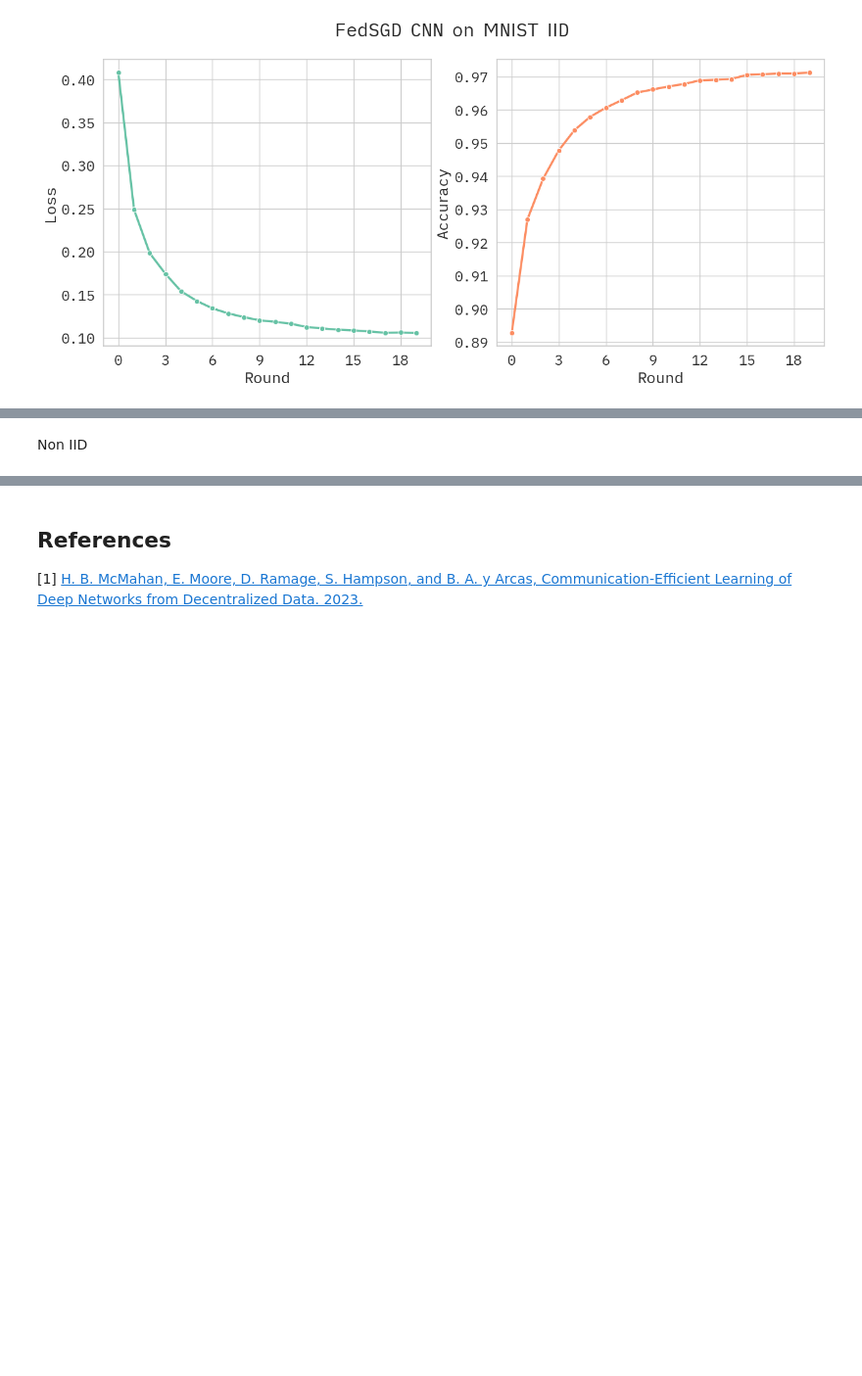
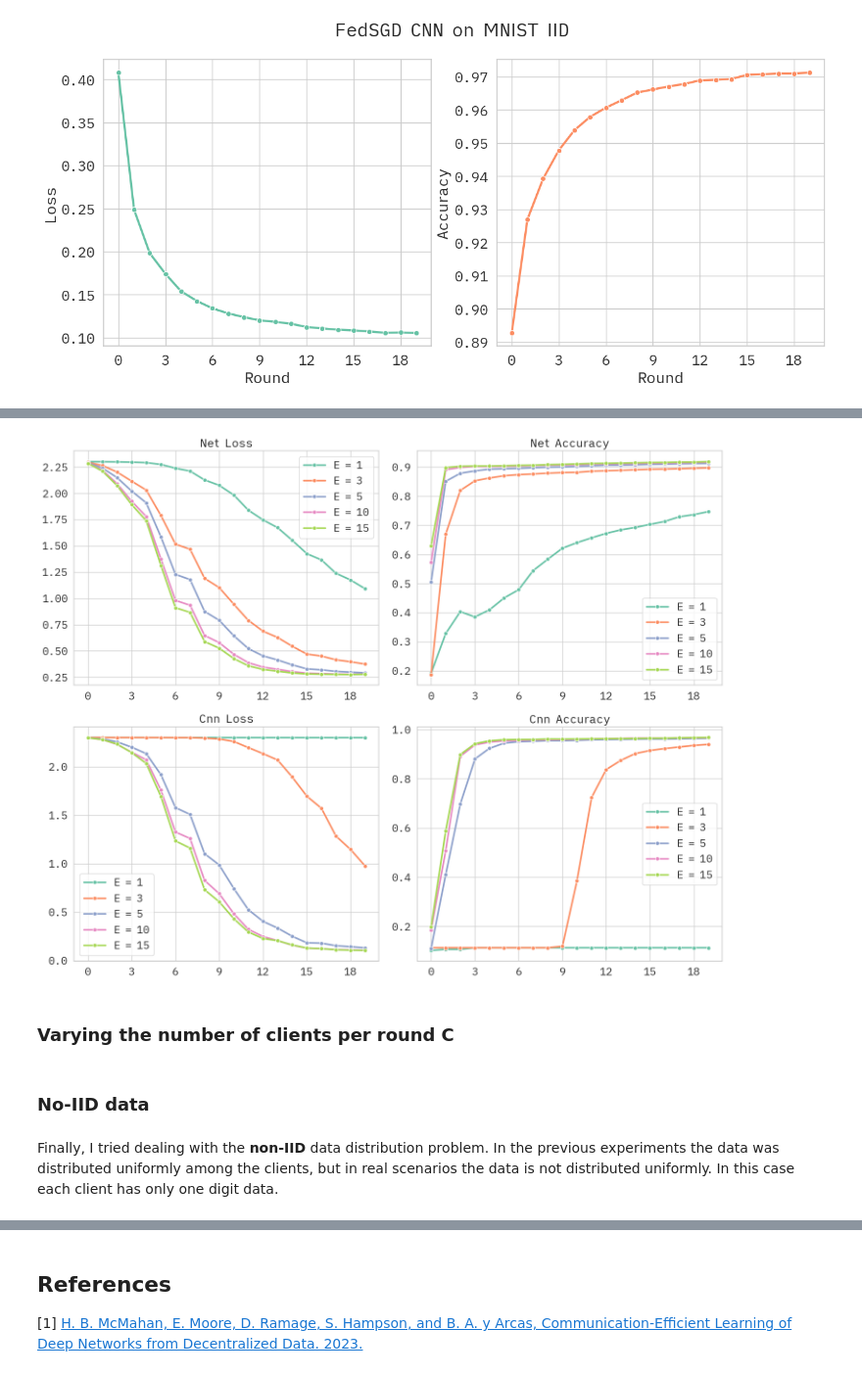
Before and after one commit to lilf4p/cl-project, a Jupyter notebook: fedSgd.ipynb, the cells around one changed output, grey strips where cells are left out. Shown: that part at 98% size. Saved outputs shown, nothing was run; the diff lists cells and outputs as text; code cells hidden in the pictures; blank space fills up the shorter version.

Commit message:
feat: :white_check_mark: no-iid + E study

```diff
--- a/fedSgd.ipynb
+++ b/fedSgd.ipynb
@@ -160,7 +186,7 @@ for ax in axs:
 [figure]
 # %%
 result1 = fedSgdPar(model=Cnn(), T=20, K=100, C=0.1, E=5, B=10,
-                    num_samples=480, lr=0.01, patience=5, weight_decay=10e-5)
+                    num_samples=480, lr=0.01, patience=5, weight_decay=10e-5, noiid=False)
 # %% [output]
 Running the Parallel implementation FedSGD on MNIST dataset
 - Parameters: T=20, K=100, C=0.1, E=5, B=10, num_samples=480, lr=0.01, weight_decay=0.0001, patience=5
@@ -212,6 +239,6 @@ for model in [Net(), Cnn()]:
     for E in [1, 3, 5, 10, 15]:
         print(f'E = {E}')
         result = fedSgdPar(model=model,
-                            T=20, K=100, C=0.1, E=E, B=10, num_samples=480, lr=0.1,
-                            patience=400, weight_decay=10e-5, verbose=False)
+                            T=20, K=100, C=0.1, E=E, B=10, num_samples=100, lr=0.1,
+                            patience=15, weight_decay=10e-5, verbose=False, noiid=False)
         results[model.get_type()][E] = result
@@ -218,2 +264,40 @@ for model in [Net(), Cnn()]:
-# %% [markdown]
-Non IID
+# %%
+# save dict to file
+import json
+with open('results_e.json', 'w') as f:
+    json.dump(results, f)
+# %%
+# plot results
+results = json.load(open('results_e.json'))
+
+# plot 2 figures
+fig, axs = plt.subplots(2, 2, figsize=(15, 12))
+
+sns.set_context("notebook", font_scale=1.5, rc={"lines.linewidth": 2.5, 'axes.labelsize': 18})
+sns.set_style("whitegrid")
+sns.set_palette("Set2")
+plt.rcParams['font.family'] = 'iA Writer Quattro V'
+
+# suppress warnings
+import warnings
+warnings.filterwarnings("ignore")
+
+for i, model in enumerate(results.keys()):
+    for j, E in enumerate(results[model].keys()):
+        val_losses = results[model][E]['val_losses']
+        val_accs = results[model][E]['val_accs']
+        sns.lineplot(x=range(len(val_losses)), y=val_losses, ax=axs[i, 0], color=sns.color_palette()[j], marker='o', label=f'E = {E}')
+        sns.lineplot(x=range(len(val_accs)), y=val_accs, ax=axs[i, 1], color=sns.color_palette()[j], marker='o', label=f'E = {E}')
+        axs[i, 0].set_title(f'{model} Loss')
+        axs[i, 1].set_title(f'{model} Accuracy')
+
+for ax in axs.flatten():
+    ax.xaxis.set_major_locator(plt.MaxNLocator(integer=True))
+    ax.legend()
+
+plt.tight_layout()
+plt.show()
+# %% [output]
+[figure, added]
+# %% [markdown]
+### Varying the number of clients per round **C**
@@ -220 +306,5 @@ Non IID
+# %% [markdown]
+### No-IID data
+# %% [markdown]
+Finally, I tried dealing with the **non-IID** data distribution problem. In the previous experiments the data was distributed uniformly among the clients, but in real scenarios the data is not distributed uniformly. In this case each client has only one digit data.
 # %%
```
Also changed, not shown: parts of 19 cells of this notebook, 4 other files.
